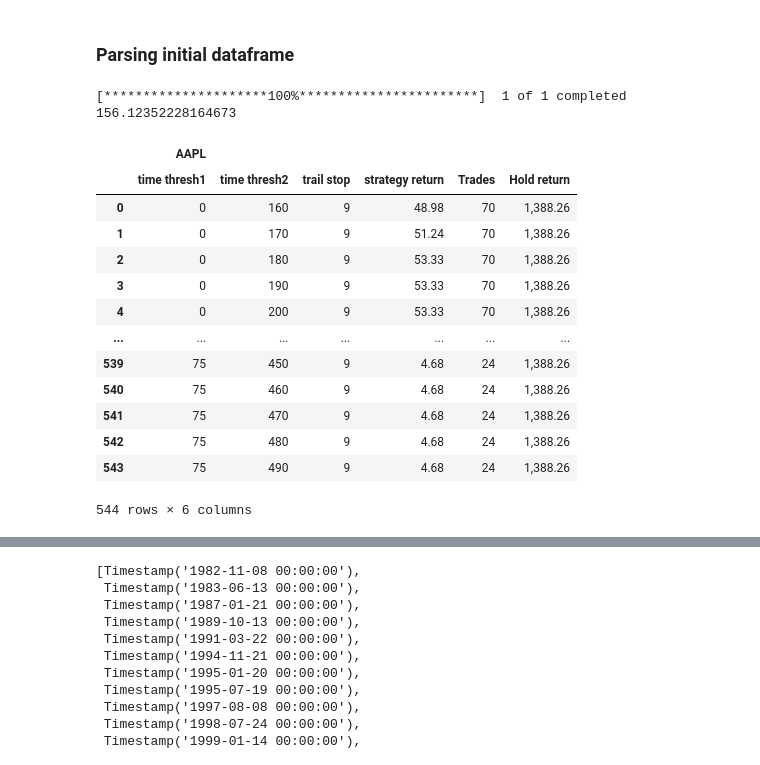
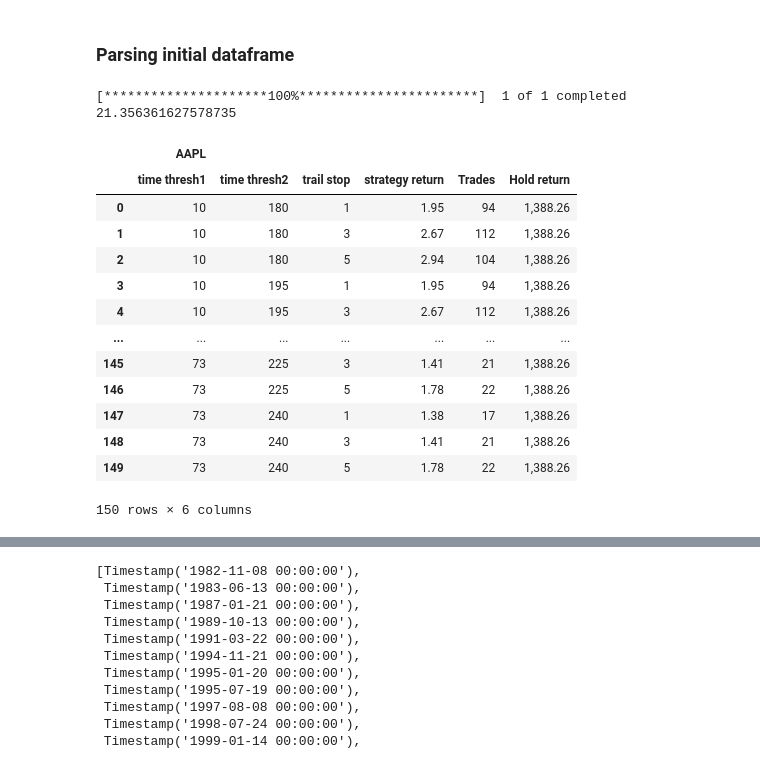
Before and after one commit to Idanq1/Stocks-Strategies, a Jupyter notebook: 52 week/Back testing.ipynb, the cells around one changed output, grey strips where cells are left out. Cells and saved outputs as stored; diff of their text form; code cells hidden in the pictures.

```diff
--- a/52 week/Back testing.ipynb
+++ b/52 week/Back testing.ipynb
@@ -111,49 +111,49 @@ def optimizer(ticker, time_thresh1, time_thresh2, trail_stop):
                 hold_r = res["hReturn"][-1]
                 trades = res["trades"][-1]
                 new_row = pd.DataFrame({"time thresh1": [tt1], "time thresh2": [tt2], "trail stop": [trs], "strategy return": [retrn], "Trades": [trades], "Hold return": [hold_r]})
                 results = pd.concat([results, new_row], ignore_index=True)
     return results
 
 
-time_thresh1 = range(0, 80, 5)
-time_thresh2 = range(160, 500, 10)
-trail_stop = range(1, 10, 2)
+time_thresh1 = range(10, 80, 7)
+time_thresh2 = range(180, 250, 15)
+trail_stop = range(1, 6, 2)
 # trail_stop = [9]
 # time_thresh1 = range(70, 80, 5)
 # time_thresh2 = range(100, 200, 60)
 # trail_stop = range(1, 10, 2)
 
 # tickers = ["IBM", "GE", "KO", "JNJ", "PG", "XOM", "BA", "F", "GM", "T", "VZ", "PFE", "MRK", "DD", "PEP", "CVX", "WMT", "CL", "MCD", "MMM", "CAT", "JCI", "ABT", "KMB", "BMY", "AXP", "INTC", "CSCO", "CVX"]
 tickers = ["AAPL"]
 # tickers = ["AAPL", "NVDA", "IBM", "TSLA", "GOOG", "F", "GM", "META", "NFLX"]
 
 s = time.time()
 mult_opt = pd.DataFrame()
 for ticker in tickers:
     opt = optimizer(ticker, time_thresh1, time_thresh2, trail_stop)
     # opt = opt.add_prefix(f"{ticker}_")
     opt.columns = pd.MultiIndex.from_product([[ticker], opt.columns])
     mult_opt = pd.concat([mult_opt, opt], axis=1, ignore_index=False)
 
 print(time.time() - s)
 mult_opt
 # %% [output]
 [*********************100%***********************]  1 of 1 completed
-156.12352228164673
+21.356361627578735
 |  | AAPL |  |  |  |  |  |
 |  | time thresh1 | time thresh2 | trail stop | strategy return | Trades | Hold return |
-| 0 | 0 | 160 | 9 | 48.98 | 70 | 1,388.26 |
-| 1 | 0 | 170 | 9 | 51.24 | 70 | 1,388.26 |
-| 2 | 0 | 180 | 9 | 53.33 | 70 | 1,388.26 |
-| 3 | 0 | 190 | 9 | 53.33 | 70 | 1,388.26 |
-| 4 | 0 | 200 | 9 | 53.33 | 70 | 1,388.26 |
+| 0 | 10 | 180 | 1 | 1.95 | 94 | 1,388.26 |
+| 1 | 10 | 180 | 3 | 2.67 | 112 | 1,388.26 |
+| 2 | 10 | 180 | 5 | 2.94 | 104 | 1,388.26 |
+| 3 | 10 | 195 | 1 | 1.95 | 94 | 1,388.26 |
+| 4 | 10 | 195 | 3 | 2.67 | 112 | 1,388.26 |
 | ... | ... | ... | ... | ... | ... | ... |
-| 539 | 75 | 450 | 9 | 4.68 | 24 | 1,388.26 |
-| 540 | 75 | 460 | 9 | 4.68 | 24 | 1,388.26 |
-| 541 | 75 | 470 | 9 | 4.68 | 24 | 1,388.26 |
-| 542 | 75 | 480 | 9 | 4.68 | 24 | 1,388.26 |
-| 543 | 75 | 490 | 9 | 4.68 | 24 | 1,388.26 |
+| 145 | 73 | 225 | 3 | 1.41 | 21 | 1,388.26 |
+| 146 | 73 | 225 | 5 | 1.78 | 22 | 1,388.26 |
+| 147 | 73 | 240 | 1 | 1.38 | 17 | 1,388.26 |
+| 148 | 73 | 240 | 3 | 1.41 | 21 | 1,388.26 |
+| 149 | 73 | 240 | 5 | 1.78 | 22 | 1,388.26 |
-544 rows × 6 columns
+150 rows × 6 columns
 # %%
 data = get_data("AAPL")
 data_cop = data.copy()
```
Also changed, not shown: parts of 5 cells of this notebook, 1 other file.
